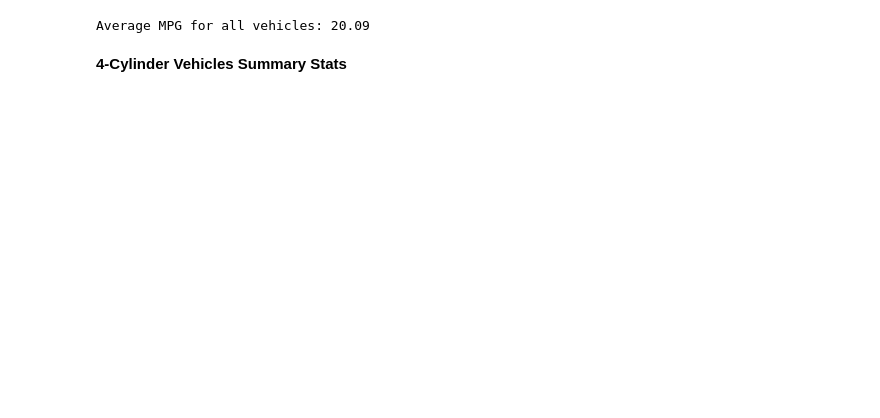
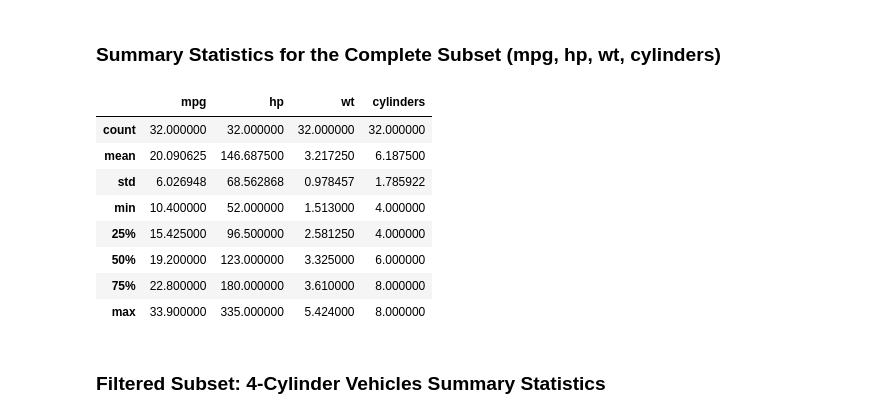
Before and after one commit to Ambartheanalyst-blip/Python_Assigments, a Jupyter notebook: Assigment_2.ipynb, the cells around one changed output. Drawn from its saved outputs; the diff is of its cells as text; code cells hidden in the pictures; blank space fills up the shorter version.

```diff
--- a/Assigment_2.ipynb
+++ b/Assigment_2.ipynb
@@ -71,14 +80,20 @@ memory usage: 3.1+ KB
+# %% [markdown]
+### Summary Statistics for the Complete Subset (mpg, hp, wt, cylinders)
 # %%
-# Calculate summary statistics for the subset
-cars_subset.describe()
-
-# Calculate the average miles per gallon
-average_mpg = cars_subset["mpg"].mean()
-print(f"Average MPG for all vehicles: {average_mpg:.2f}")
+# Calculate and display summary statistics for the subset
+display(cars_subset.describe())
 # %% [output]
-Average MPG for all vehicles: 20.09
+|  | mpg | hp | wt | cylinders |
+| count | 32.000000 | 32.000000 | 32.000000 | 32.000000 |
+| mean | 20.090625 | 146.687500 | 3.217250 | 6.187500 |
+| std | 6.026948 | 68.562868 | 0.978457 | 1.785922 |
+| min | 10.400000 | 52.000000 | 1.513000 | 4.000000 |
+| 25% | 15.425000 | 96.500000 | 2.581250 | 4.000000 |
+| 50% | 19.200000 | 123.000000 | 3.325000 | 6.000000 |
+| 75% | 22.800000 | 180.000000 | 3.610000 | 8.000000 |
+| max | 33.900000 | 335.000000 | 5.424000 | 8.000000 |
 # %% [markdown]
-**4-Cylinder Vehicles Summary Stats**
+### Filtered Subset: 4-Cylinder Vehicles Summary Statistics
 # %%
 # Filter the data to include only four-cylinder vehicles
 four_cylinder_cars = cars_subset[cars_subset["cylinders"] == 4]
```
Also changed, not shown: parts of 6 cells of this notebook.
